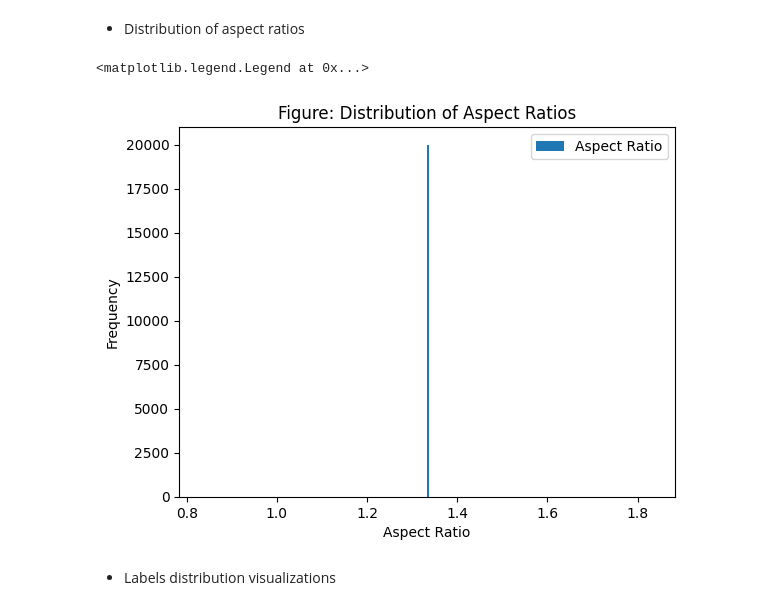
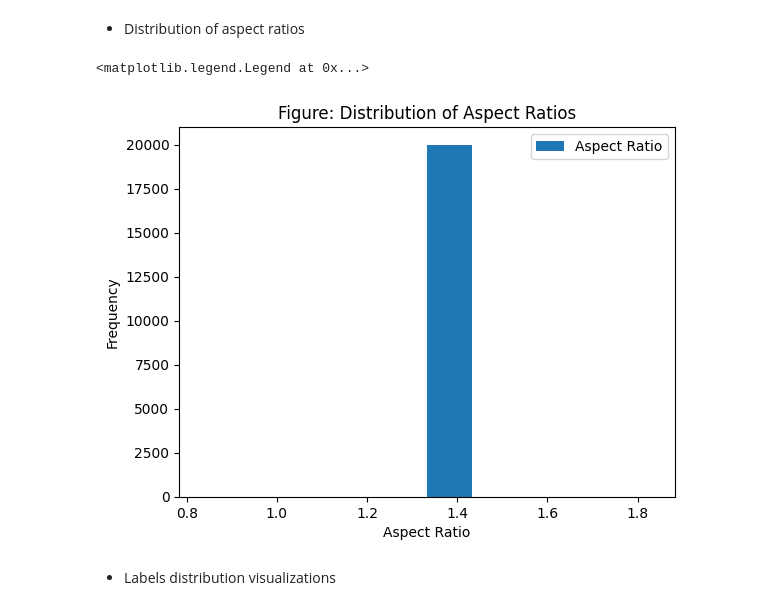
Before and after one commit to sondosaabed/Iris-of-eyes-recognition, a Jupyter notebook: Iris_recognition_1190652.ipynb, the cells around one changed output. Saved outputs shown, nothing was run; the diff lists cells and outputs as text; code cells hidden in the pictures.

```diff
--- a/Iris_recognition_1190652.ipynb
+++ b/Iris_recognition_1190652.ipynb
@@ -376,14 +369,14 @@ Text(0, 0.5, 'Frequency')
 # %% [markdown]
 - Distribution of aspect ratios
 # %%
-plt.hist(aspect_ratios, bins=200, label="Aspect Ratio")
+plt.hist(aspect_ratios, label="Aspect Ratio")
 plt.title("Figure: Distribution of Aspect Ratios")
 plt.xlabel("Aspect Ratio")
 plt.ylabel("Frequency")
 plt.legend()
 # %% [output]
 <matplotlib.legend.Legend at 0x...>
-[figure, old version]
+[figure, new version]
 # %% [markdown]
 - Labels distribution visualizations
 # %%
```
Also changed, not shown: parts of 23 cells of this notebook.
